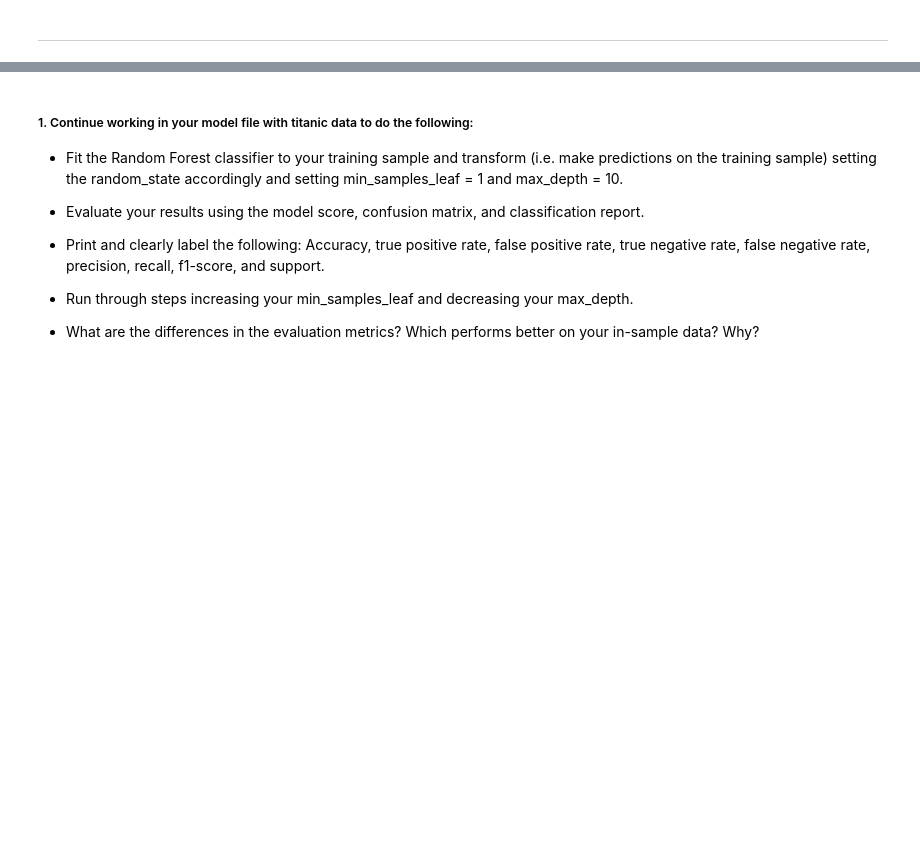
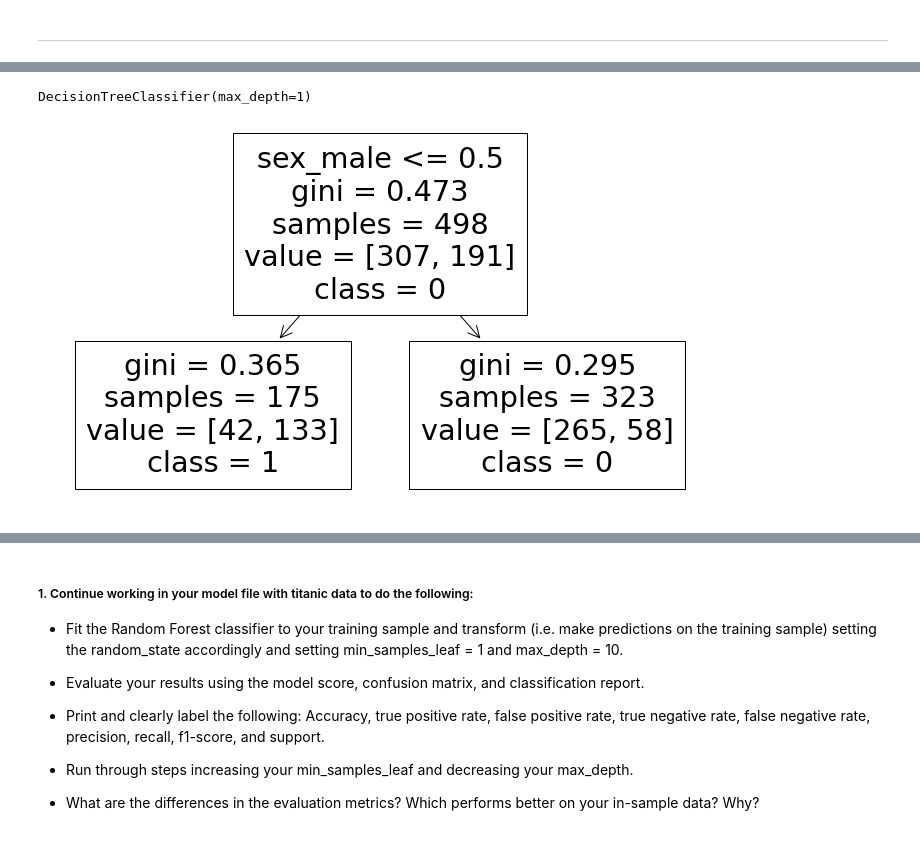
Before and after one commit to NSharick/classification-exercises, a Jupyter notebook: model.ipynb, the cells around one changed output, grey strips where cells are left out. Saved outputs shown, nothing was run; the diff lists cells and outputs as text; code cells hidden in the pictures; blank space fills up the shorter version.

```diff
--- a/model.ipynb
+++ b/model.ipynb
@@ -35,0 +245,15 @@ from acquire import get_titanic_data
+# %%
+#create the decision tree classifier object with a different max depth
+tree = DecisionTreeClassifier(max_depth=1)
+# %%
+#train/fit the decision tree object
+tree.fit(x_train, y_train.survived)
+# %% [output]
+DecisionTreeClassifier(max_depth=1)
+# %%
+#visualize the decision tree
+plt.figure(figsize=(12, 7))
+plot_tree(tree, feature_names=x_train.columns, class_names=y_train.survived.astype(str))
+plt.show()
+# %% [output]
+[figure, added]
```
Also changed, not shown: parts of 119 cells of this notebook.
